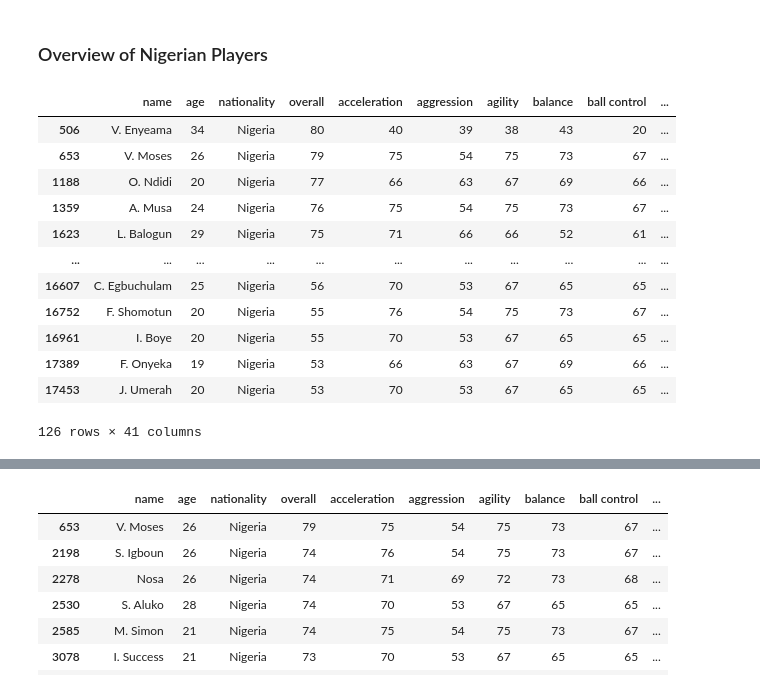
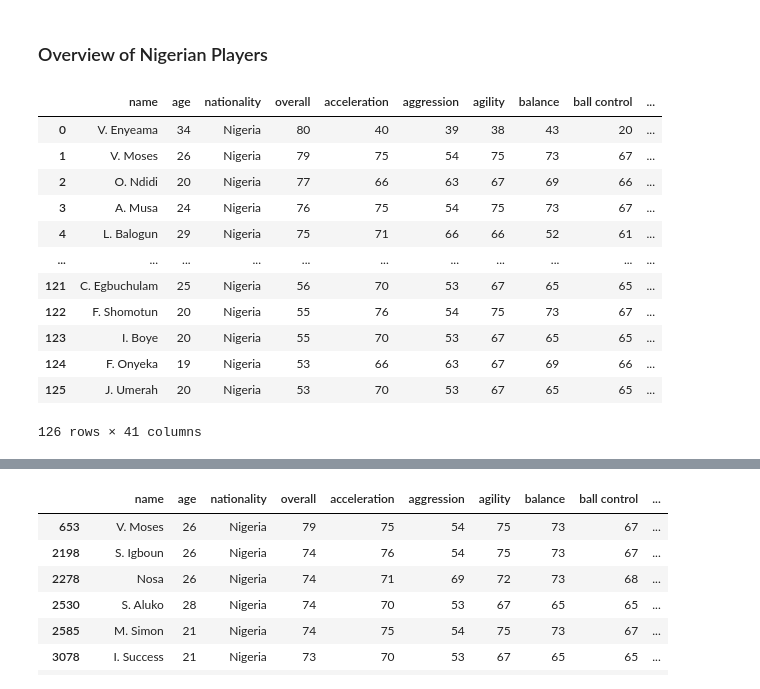
Before and after one commit to imabiodun/fifa-ranking, a Jupyter notebook: fifa-player-ranking.ipynb, the cells around one changed output, grey strips where cells are left out. Drawn from its saved outputs; the diff is of its cells as text; code cells hidden in the pictures.

```diff
--- a/fifa-player-ranking.ipynb
+++ b/fifa-player-ranking.ipynb
@@ -67,5 +67,4 @@ dtype: int64
 # %%
 # call all columns to be formatted to int dtype
 cols_num = (data.dtypes == 'O').index
-cols_num = cols_num.drop(['name','preferred positions','nationality', 'overall','age'])
-cols_num
+cols_num = cols_num.drop(['name','preferred positions','nationality', 'overall','age']).tolist()
@@ -232,19 +279,19 @@ data_cleaned.groupby('nationality')['overall'].agg(['size','sum','mean']).sort_v
 ### Overview of Nigerian Players
 # %%
 # All Nigerian players according to their overall ranking
-nga_players = data_cleaned[(data_cleaned['nationality'] == 'Nigeria')].sort_values(by = 'overall', ascending = False)
+nga_players = data_cleaned[(data_cleaned['nationality'] == 'Nigeria')].sort_values(by = 'overall', ascending = False).reset_index(drop = True)
 nga_players
 # %% [output]
 |  | name | age | nationality | overall | acceleration | aggression | agility | balance | ball control | ... |
-| 506 | V. Enyeama | 34 | Nigeria | 80 | 40 | 39 | 38 | 43 | 20 | ... |
-| 653 | V. Moses | 26 | Nigeria | 79 | 75 | 54 | 75 | 73 | 67 | ... |
-| 1188 | O. Ndidi | 20 | Nigeria | 77 | 66 | 63 | 67 | 69 | 66 | ... |
-| 1359 | A. Musa | 24 | Nigeria | 76 | 75 | 54 | 75 | 73 | 67 | ... |
-| 1623 | L. Balogun | 29 | Nigeria | 75 | 71 | 66 | 66 | 52 | 61 | ... |
+| 0 | V. Enyeama | 34 | Nigeria | 80 | 40 | 39 | 38 | 43 | 20 | ... |
+| 1 | V. Moses | 26 | Nigeria | 79 | 75 | 54 | 75 | 73 | 67 | ... |
+| 2 | O. Ndidi | 20 | Nigeria | 77 | 66 | 63 | 67 | 69 | 66 | ... |
+| 3 | A. Musa | 24 | Nigeria | 76 | 75 | 54 | 75 | 73 | 67 | ... |
+| 4 | L. Balogun | 29 | Nigeria | 75 | 71 | 66 | 66 | 52 | 61 | ... |
 | ... | ... | ... | ... | ... | ... | ... | ... | ... | ... | ... |
-| 16607 | C. Egbuchulam | 25 | Nigeria | 56 | 70 | 53 | 67 | 65 | 65 | ... |
-| 16752 | F. Shomotun | 20 | Nigeria | 55 | 76 | 54 | 75 | 73 | 67 | ... |
-| 16961 | I. Boye | 20 | Nigeria | 55 | 70 | 53 | 67 | 65 | 65 | ... |
-| 17389 | F. Onyeka | 19 | Nigeria | 53 | 66 | 63 | 67 | 69 | 66 | ... |
-| 17453 | J. Umerah | 20 | Nigeria | 53 | 70 | 53 | 67 | 65 | 65 | ... |
+| 121 | C. Egbuchulam | 25 | Nigeria | 56 | 70 | 53 | 67 | 65 | 65 | ... |
+| 122 | F. Shomotun | 20 | Nigeria | 55 | 76 | 54 | 75 | 73 | 67 | ... |
+| 123 | I. Boye | 20 | Nigeria | 55 | 70 | 53 | 67 | 65 | 65 | ... |
+| 124 | F. Onyeka | 19 | Nigeria | 53 | 66 | 63 | 67 | 69 | 66 | ... |
+| 125 | J. Umerah | 20 | Nigeria | 53 | 70 | 53 | 67 | 65 | 65 | ... |
 126 rows × 41 columns
```
Also changed, not shown: parts of 32 cells of this notebook.
